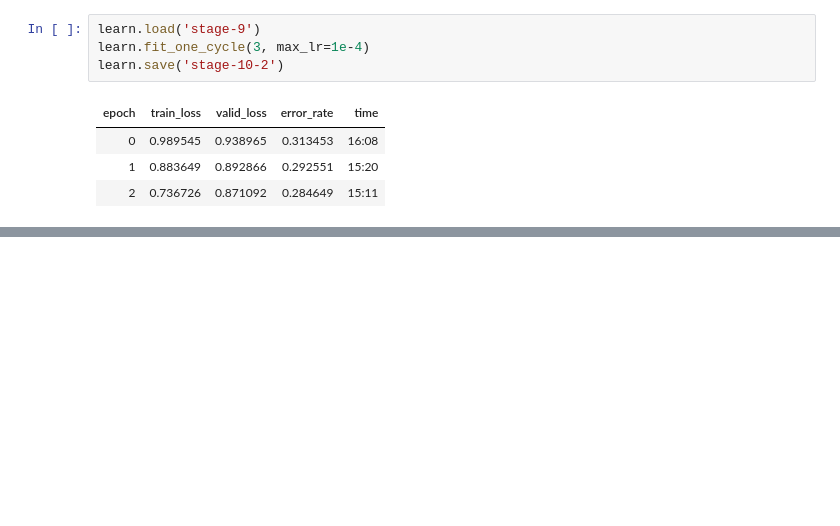
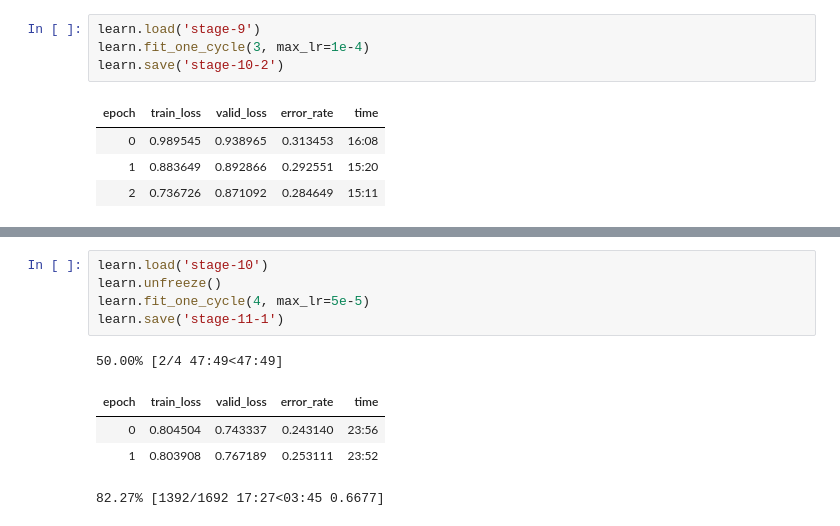
Before and after one commit to Arden-Zhu/fashion_net2, a Jupyter notebook: DeepFashion_classifer_by_category_picked.ipynb, the cells around one changed output, grey strips where cells are left out. Cells and saved outputs as stored; diff of their text form; blank space fills up the shorter version.

```diff
--- a/DeepFashion_classifer_by_category_picked.ipynb
+++ b/DeepFashion_classifer_by_category_picked.ipynb
@@ -422,0 +436,11 @@ learn.save('stage-10-2')
+# %%
+learn.load('stage-10')
+learn.unfreeze()
+learn.fit_one_cycle(4, max_lr=5e-5)
+learn.save('stage-11-1')
+# %% [output]
+50.00% [2/4 47:49<47:49]
+| epoch | train_loss | valid_loss | error_rate | time |
+| 0 | 0.804504 | 0.743337 | 0.243140 | 23:56 |
+| 1 | 0.803908 | 0.767189 | 0.253111 | 23:52 |
+82.27% [1392/1692 17:27<03:45 0.6677]
```
Also changed, not shown: parts of 3 cells of this notebook.
